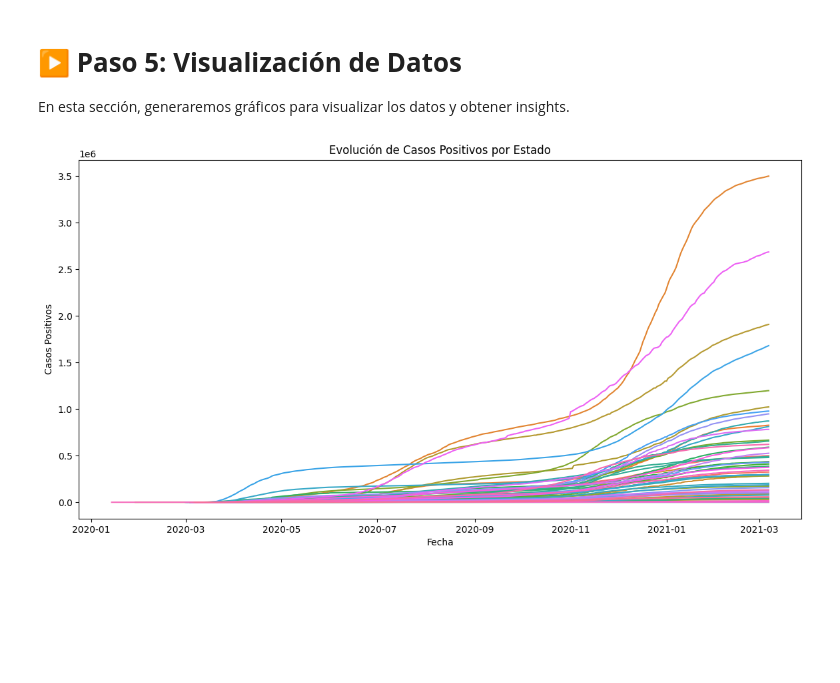
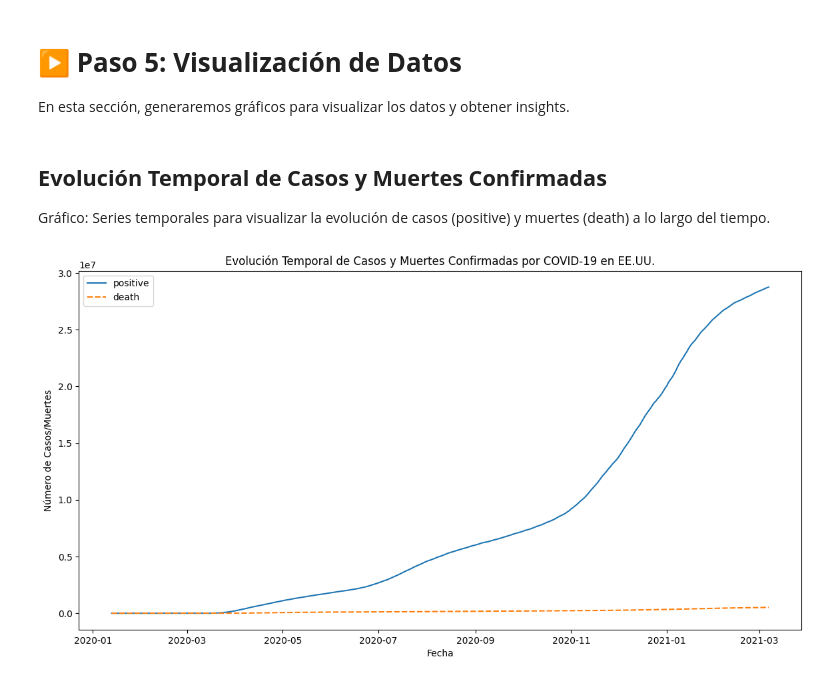
Before and after one commit to AI-School-F5-P3/MiniDatathonF5_ErikaAlvares, a Jupyter notebook: MiniDatathonF5_ErikaAlvares.ipynb, the cells around one changed output. Cells and saved outputs as stored; diff of their text form; code cells hidden in the pictures; blank space fills up the shorter version.

```diff
--- a/MiniDatathonF5_ErikaAlvares.ipynb
+++ b/MiniDatathonF5_ErikaAlvares.ipynb
@@ -733,17 +726,26 @@ AS             0.0        0.0
 # %% [markdown]
 # ▶ **Paso 5: Visualización de Datos**
 En esta sección, generaremos gráficos para visualizar los datos y obtener insights.
-# %%
-# Paso 5: Visualización de Datos (EDA)
-import matplotlib.pyplot as plt
-import seaborn as sns
-
-# Gráfico de líneas: Evolución de casos positivos por estado
-plt.figure(figsize=(14, 7))
-sns.lineplot(x='date', y='positive', hue='state', data=data, legend=False)
-plt.title('Evolución de Casos Positivos por Estado')
-plt.xlabel('Fecha')
-plt.ylabel('Casos Positivos')
-plt.show()
-# %% [output]
-[figure, removed]
+# %% [markdown]
+## **Evolución Temporal de Casos y Muertes Confirmadas**
+
+Gráfico: Series temporales para visualizar la evolución de casos (positive) y muertes (death) a lo largo del tiempo.
+# %%
+import matplotlib.pyplot as plt
+import seaborn as sns
+
+# Convertir la columna 'date' a formato datetime para facilitar la visualización
+data_interes['date'] = pd.to_datetime(data_interes['date'], format='%Y%m%d')
+
+# Agrupar los datos por fecha y sumar los valores para casos y muertes
+temporal_data = data_interes.groupby('date').sum()[['positive', 'death']]
+
+# Visualizar la evolución temporal
+plt.figure(figsize=(14, 7))
+sns.lineplot(data=temporal_data, palette="tab10")
+plt.title('Evolución Temporal de Casos y Muertes Confirmadas por COVID-19 en EE.UU.')
+plt.xlabel('Fecha')
+plt.ylabel('Número de Casos/Muertes')
+plt.show()
+# %% [output]
+[figure, added]
```
Also changed, not shown: parts of 15 cells of this notebook.
